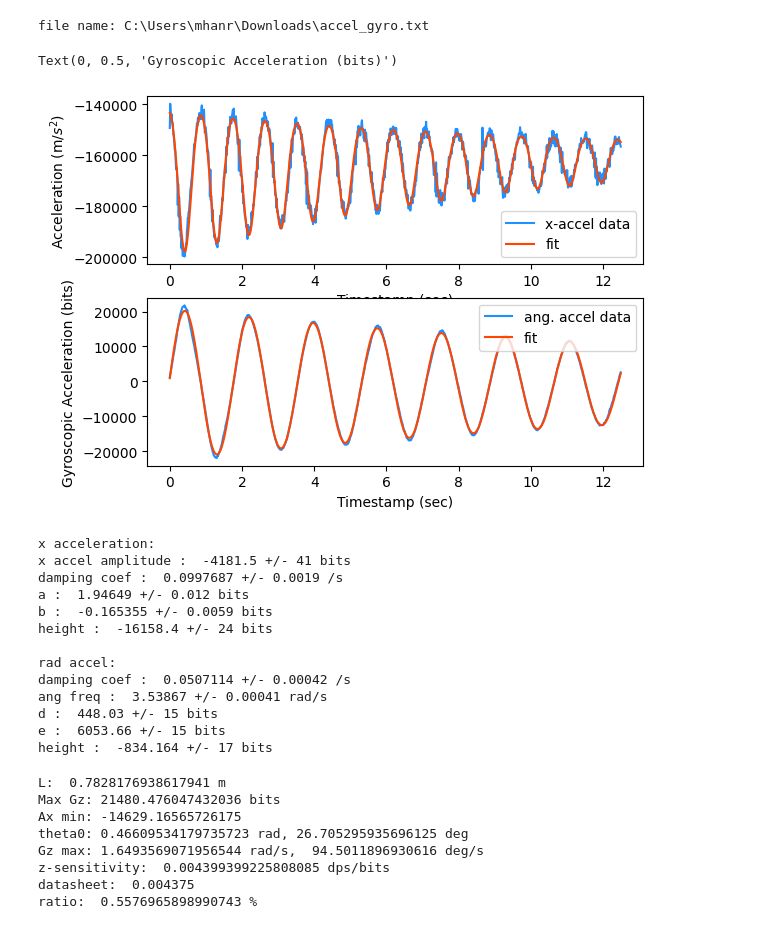
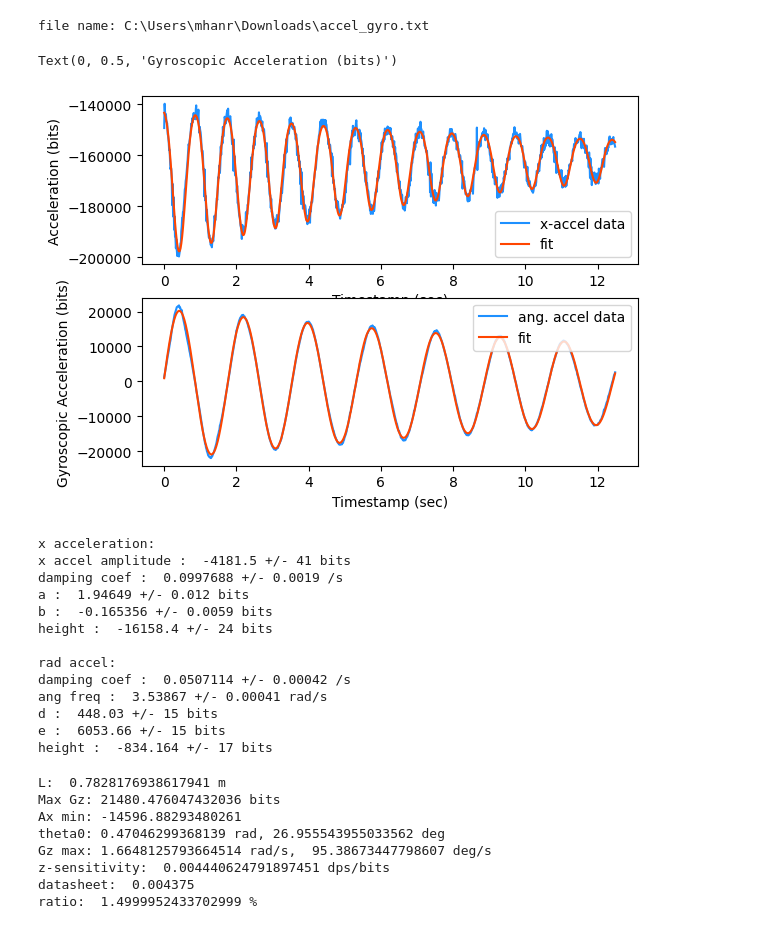
Before and after one commit to max-hanrahan/Pendulum-Calibration-Analysis, a Jupyter notebook: auto_analysis.ipynb, the cells around one changed output. Saved outputs shown, nothing was run; the diff lists cells and outputs as text; code cells hidden in the pictures.

Commit message:
Axmin determined using fit paramters

```diff
--- a/auto_analysis.ipynb
+++ b/auto_analysis.ipynb
@@ -38,7 +38,7 @@ def theta_accel(t, k, w, a, b, c):
     return np.exp(-k*t) * ( w * ( a * np.cos(w*t) + b * np.sin(w*t) ) ) + c
 # %%
 # this is where the actual fitting begins
-popt0_guesses =  [-4180, .1, 1, 1, np.average(x_accel)] # you will likely need to change this!
+popt0_guesses =  [-4180, .0998, 1.95, -.18, np.average(x_accel)] # you will likely need to change this!
 popt1_guesses = [.01, 4, 2500, 2500, np.average(z_gyro_bits)] # and this!
 
 popt1, pcov1 = curve_fit(theta_accel, timestamp, z_gyro_bits, popt1_guesses)
@@ -47,23 +47,23 @@ popt0, pcov0 = curve_fit(x_accel_to_fit, timestamp, x_accel, popt0_guesses)
 # %%
 # plot the fits
 accel_fit = x_accel_to_fit(timestamp, *popt0)
 rad_accel_fit = theta_accel(timestamp, *popt1)
 fig, ax = plt.subplots(2,1)
 
 ax[0].plot(timestamp, g_m_s2*x_accel, c = 'dodgerblue', label = 'x-accel data')
 ax[0].plot(timestamp, g_m_s2*accel_fit, c= 'orangered', label = 'fit')
 ax[0].legend()
 ax[0].set_xlabel('Timestamp (sec)')
-ax[0].set_ylabel("Acceleration (m/$s^2$)")
+ax[0].set_ylabel("Acceleration (bits)")
 
 ax[1].plot(timestamp, z_gyro_bits, c = 'dodgerblue', label = 'ang. accel data')
 ax[1].plot(timestamp, rad_accel_fit, c= 'orangered', label = 'fit')
 ax[1].legend()
 ax[1].set_xlabel('Timestamp (sec)')
 ax[1].set_ylabel('Gyroscopic Acceleration (bits)')
 # %% [output]
 Text(0, 0.5, 'Gyroscopic Acceleration (bits)')
-[figure, old version]
+[figure, new version]
 # %%
 # print and guess the fit parameters:
 print('x acceleration:')
@@ -79,9 +79,9 @@ for i in range(len(titles2)):
 # %% [output]
 x acceleration:
 x accel amplitude :  -4181.5 +/- 41 bits
-damping coef :  0.0997687 +/- 0.0019 /s
+damping coef :  0.0997688 +/- 0.0019 /s
 a :  1.94649 +/- 0.012 bits
-b :  -0.165355 +/- 0.0059 bits
+b :  -0.165356 +/- 0.0059 bits
 height :  -16158.4 +/- 24 bits
 
 rad accel:
@@ -94,7 +94,7 @@ height :  -834.164 +/- 17 bits
 # this cell is the back-of-envelope calculations Dr. Gaitan showed in our teams meeting 6/7
 L = g_m_s2/popt1[1]**2
 max_gz_bits = popt1[1]*np.sqrt(popt1[2]**2+popt1[3]**2)
-Axmin = max(accel_fit) # min x acceleration in bits # todo: USE FIT
+Axmin = popt0[4]+popt0[0]* np.cos(np.sqrt(popt0[2]**2+popt0[3]**2))
 theta0 = np.pi - np.arccos((Axmin)/x_sensitivity) # effective starting angle
 gz_max_rad_s = theta0*popt1[1]
 z_sensitivity = np.degrees(gz_max_rad_s)/ (max_gz_bits)
@@ -111,9 +111,9 @@ print('ratio: ', (z_sensitivity- datasheet_sensitivity)/ (datasheet_sensitivity)
 # %% [output]
 L:  0.7828176938617941 m
 Max Gz: 21480.476047432036 bits
-Ax min: -14629.16565726175
-theta0: 0.46609534179735723 rad, 26.705295935696125 deg
-Gz max: 1.6493569071956544 rad/s,  94.5011896930616 deg/s
-z-sensitivity:  0.004399399225808085 dps/bits
+Ax min: -14596.88293480261
+theta0: 0.47046299368139 rad, 26.955543955033562 deg
+Gz max: 1.6648125793664514 rad/s,  95.38673447798607 deg/s
+z-sensitivity:  0.004440624791897451 dps/bits
 datasheet:  0.004375
-ratio:  0.5576965898990743 %
+ratio:  1.4999952433702999 %
```
